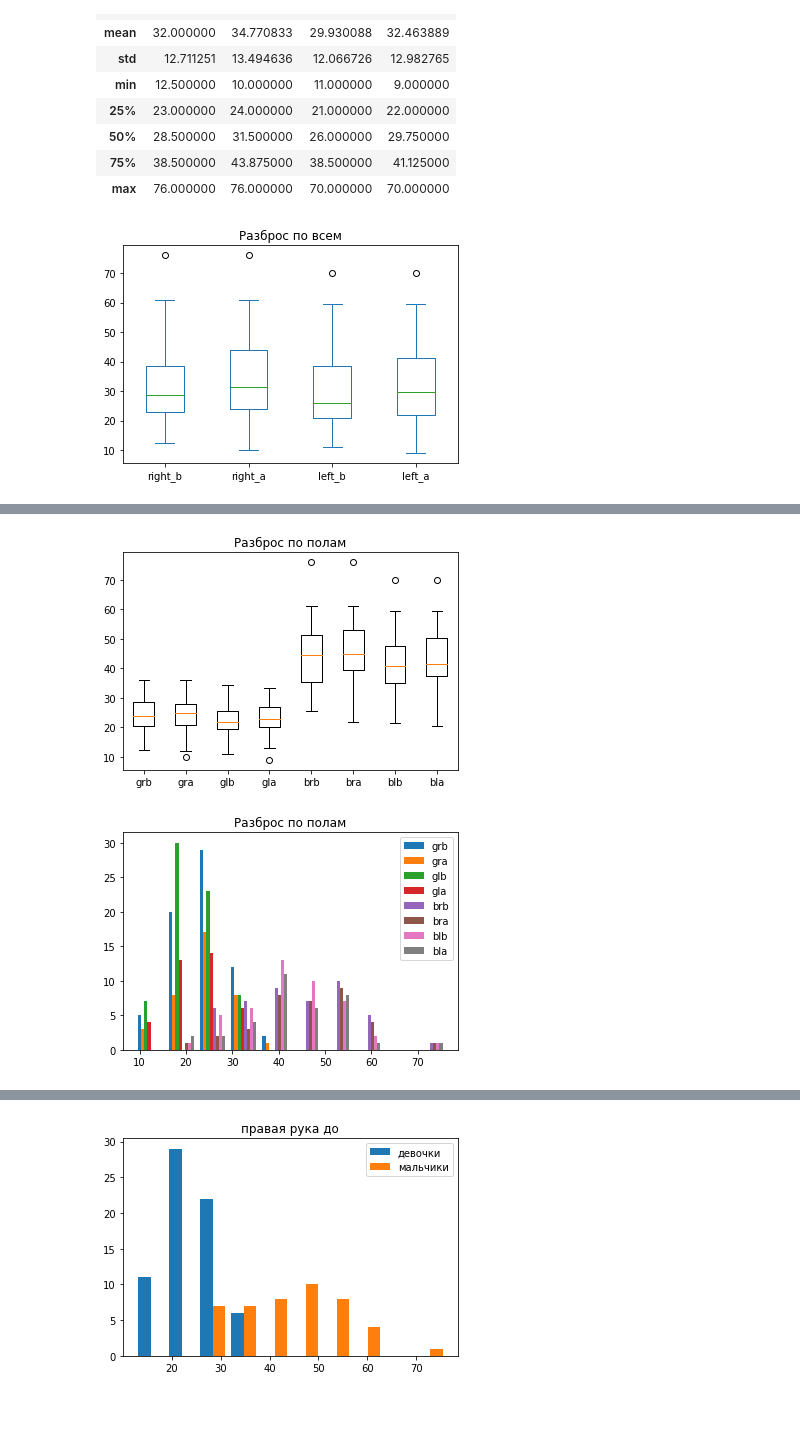
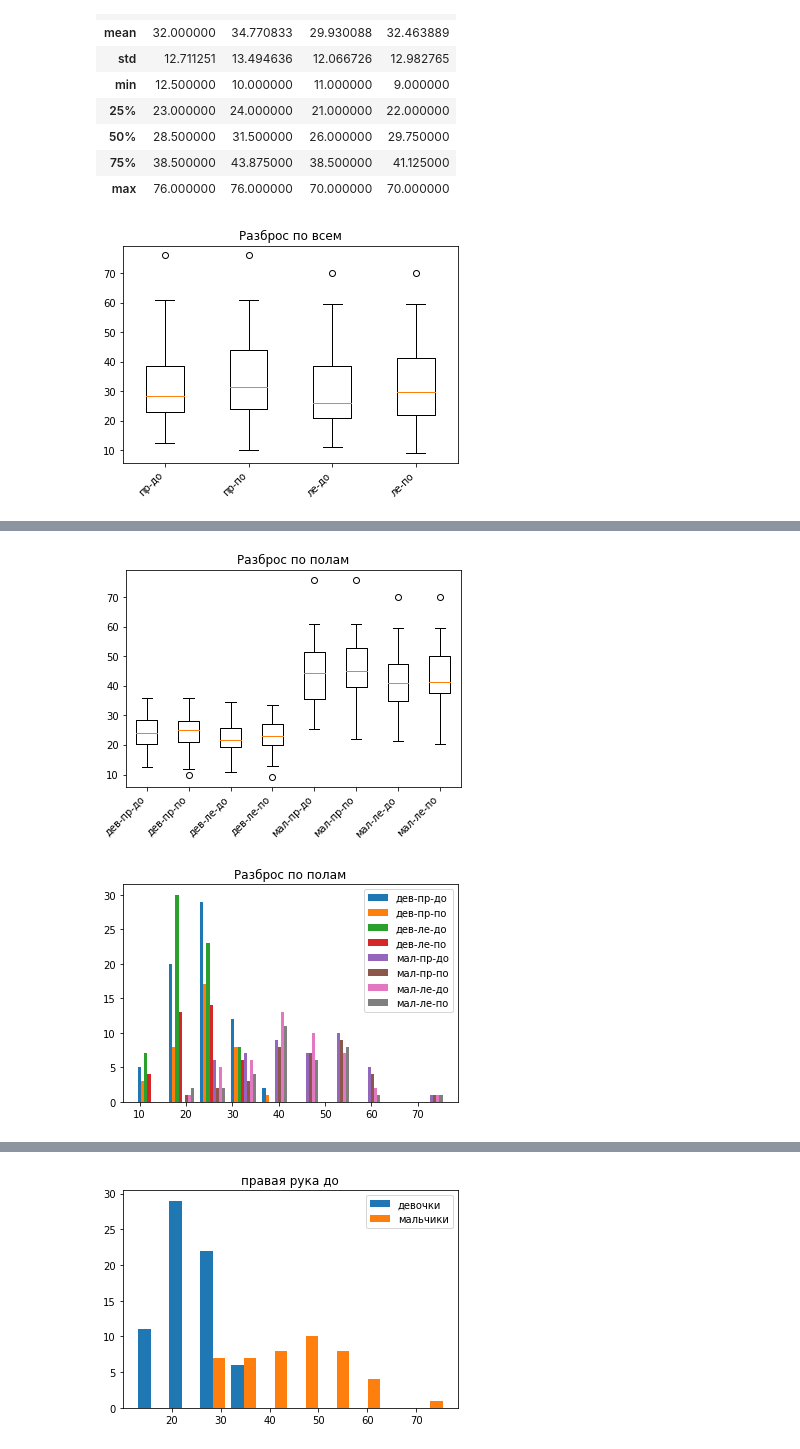
Before and after one commit to theaspect/statistics, a Jupyter notebook: work/hand.ipynb, the cells around one changed output, grey strips where cells are left out. Saved outputs shown, nothing was run; the diff lists cells and outputs as text; code cells hidden in the pictures; blank space fills up the shorter version.

```diff
--- a/work/hand.ipynb
+++ b/work/hand.ipynb
@@ -28,10 +31,22 @@ df.describe()
 | 50% | 28.500000 | 31.500000 | 26.000000 | 29.750000 |
 | 75% | 38.500000 | 43.875000 | 38.500000 | 41.125000 |
 | max | 76.000000 | 76.000000 | 70.000000 | 70.000000 |
+# %%
+df_rb = df["right_b"].dropna() # правая до
+df_ra = df["right_a"].dropna() # правая после
+df_lb = df["left_b"].dropna()  # левая до
+df_la = df["left_a"].dropna()  # левая после
 # %%
-df.plot.box(title="Разброс по всем");
+fig, ax = plt.subplots()
+ax.set_title("Разброс по всем")
+ax.boxplot(
+    [df_rb, df_ra, df_lb, df_la],
+    labels=["пр-до", "пр-по", "ле-до", "ле-по"]
+)
+plt.xticks(rotation=45, ha='right')
+plt.show()
 # %% [output]
-[figure, old version]
+[figure, new version]
 # %%
 df_g = df[df["sex"]=="д"]
 df_b = df[df["sex"]=="м"]
@@ -80,39 +95,46 @@ Name: left_a, dtype: float64
 fig, ax = plt.subplots()
 ax.set_title("Разброс по полам")
 ax.boxplot([
-    df_grb,
-    df_gra,
-    df_glb,
-    df_gla,
+    df_grb, # девочки правая до
+    df_gra, # девочки правая после
+    df_glb, # девочки левая до
+    df_gla, # девочки левая после
 
-    df_brb,
-    df_bra,
-    df_blb,
-    df_bla,
+    df_brb, # мальчики правая до
+    df_bra, # мальчики правая после
+    df_blb, # мальчики левая до
+    df_bla, # мальчики левая после
 ],
-    labels=["grb", "gra", "glb", "gla", "brb", "bra", "blb", "bla"]
+    labels=[
+        "дев-пр-до", "дев-пр-по", "дев-ле-до", "дев-ле-по",
+        "мал-пр-до", "мал-пр-по", "мал-ле-до", "мал-ле-по"
+    ]
 )
+plt.xticks(rotation=45, ha='right')
 plt.show()
 # %% [output]
-[figure, old version]
+[figure, new version]
 # %%
 fig, ax = plt.subplots()
 ax.set_title("Разброс по полам")
 ax.hist([
-    df_grb,
-    df_gra,
-    df_glb,
-    df_gla,
+    df_grb, # девочки правая до
+    df_gra, # девочки правая после
+    df_glb, # девочки левая до
+    df_gla, # девочки левая после
 
-    df_brb,
-    df_bra,
-    df_blb,
-    df_bla,
-],label=["grb", "gra", "glb", "gla", "brb", "bra", "blb", "bla"])
+    df_brb, # мальчики правая до
+    df_bra, # мальчики правая после
+    df_blb, # мальчики левая до
+    df_bla, # мальчики левая после
+],label=[
+    "дев-пр-до", "дев-пр-по", "дев-ле-до", "дев-ле-по",
+    "мал-пр-до", "мал-пр-по", "мал-ле-до", "мал-ле-по"
+])
 ax.legend(prop={'size': 10})
 plt.show()
 # %% [output]
-[figure, old version]
+[figure, new version]
 # %%
 fig, ax = plt.subplots()
 ax.set_title("Девочки")
```
Also changed, not shown: parts of 45 cells of this notebook.
